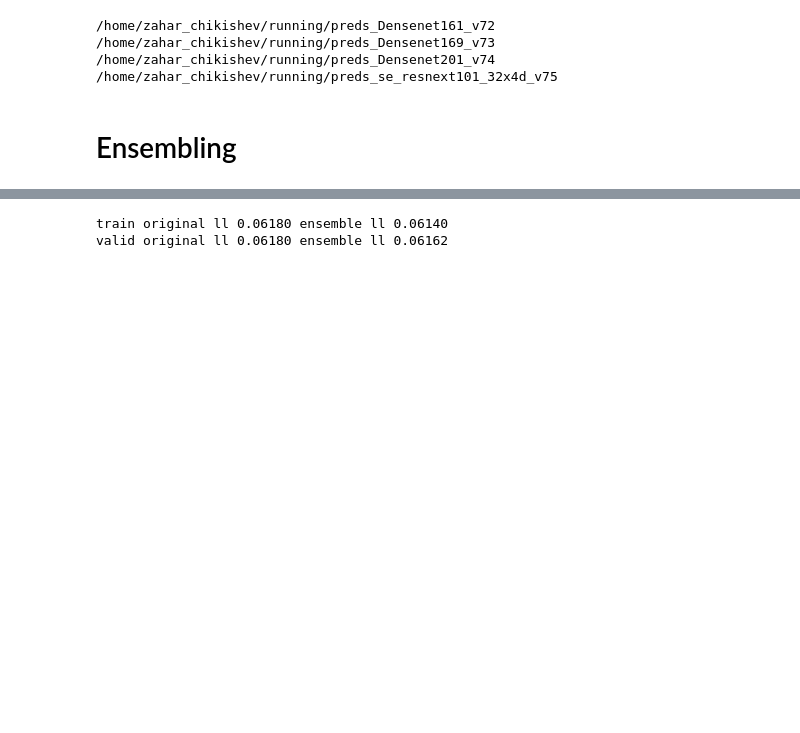
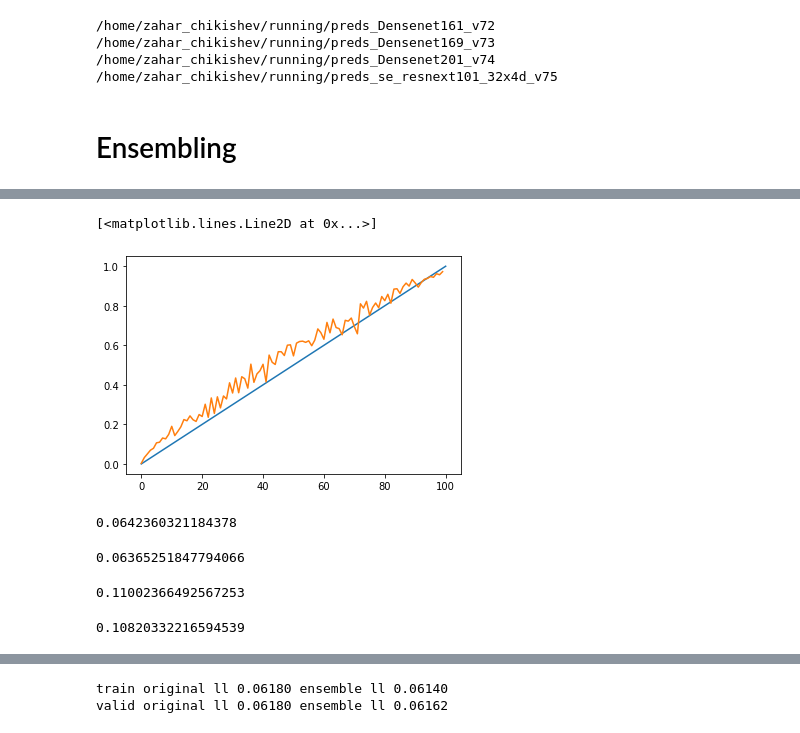
Before and after one commit to nosound2/RSNA-Hemorrhage, a Jupyter notebook: notebooks/Ensembling.ipynb, the cells around one changed output, grey strips where cells are left out. Saved outputs shown, nothing was run; the diff lists cells and outputs as text; code cells hidden in the pictures; blank space fills up the shorter version.

Commit message:
weighted ensembling

```diff
--- a/notebooks/Ensembling.ipynb
+++ b/notebooks/Ensembling.ipynb
@@ -690,0 +662,38 @@ preds_all.shape
+# %%
+k = 0
+power = 1
+dd = pd.DataFrame((preds_all.mean((0,1)))**(power), columns=all_ich)
+vals = (train_md[all_ich[k]]*train_md['weights']).groupby(pd.cut(dd[all_ich[k]],np.arange(101)/100)).mean()/ \
+    train_md['weights'].groupby(pd.cut(dd[all_ich[k]],np.arange(101)/100)).mean()
+
+#dd = pd.DataFrame(preds_all.mean(1)[4], columns=all_ich)
+
+plt.plot([0,100],[0,1])
+plt.plot(vals.values)
+# %% [output]
+[<matplotlib.lines.Line2D at 0x...>]
+[figure, added]
+# %%
+res = np.zeros(6)
+for k in range(6):
+    res[k] = log_loss(train_md[all_ich[k]], preds_all.mean((0,1))[:,k], eps=1e-7, labels=[0,1], \
+                      sample_weight=train_md.weights)
+print((res*class_weights).mean())
+# %% [output]
+0.0642360321184378
+# %%
+res = np.zeros(6)
+for k in range(6):
+    res[k] = log_loss(train_md[all_ich[k]], preds_all.mean((0,1))[:,k]**(0.9), eps=1e-7, labels=[0,1], \
+                      sample_weight=train_md.weights)
+print((res*class_weights).mean())
+# %% [output]
+0.06365251847794066
+# %%
+log_loss(train_md[all_ich[k]], preds_all.mean((0,1))[:,k], eps=1e-7, labels=[0,1], sample_weight=train_md.weights)
+# %% [output]
+0.11002366492567253
+# %%
+log_loss(train_md[all_ich[k]], preds_all.mean((0,1))[:,k]**(0.90), eps=1e-7, labels=[0,1], sample_weight=train_md.weights)
+# %% [output]
+0.10820332216594539
```
Also changed, not shown: parts of 47 cells of this notebook, 2 other files.
